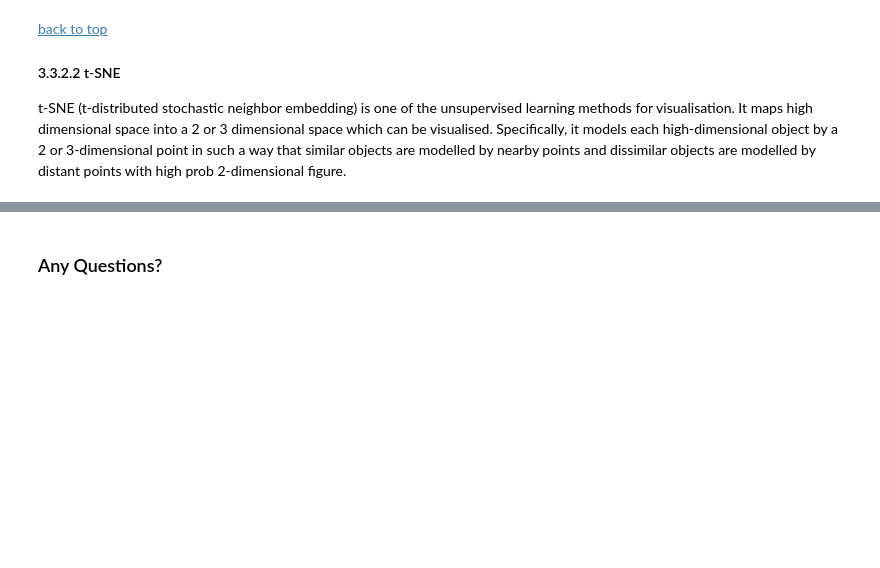
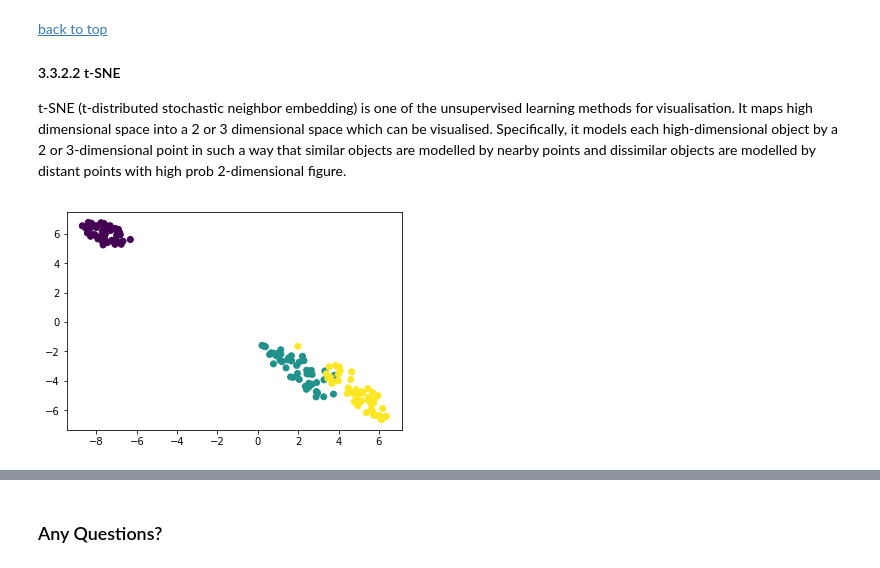
Before and after one commit to carharDBG/course_intro_to_ml, a Jupyter notebook: notebooks/3_unsupervised_learning.ipynb, the cells around one changed output, grey strips where cells are left out. Saved outputs shown, nothing was run; the diff lists cells and outputs as text; code cells hidden in the pictures; blank space fills up the shorter version.

```diff
--- a/notebooks/3_unsupervised_learning.ipynb
+++ b/notebooks/3_unsupervised_learning.ipynb
@@ -357,23 +385,25 @@ t-SNE (t-distributed stochastic neighbor embedding) is one of the unsupervised l
 # %%
 # Importing Python Modules
 from sklearn import datasets
 from sklearn.manifold import TSNE
 import matplotlib.pyplot as plt
 %matplotlib inline
 
 # Loading dataset
 iris_df = datasets.load_iris()
 
 # Defining Model
-model = TSNE(learning_rate=100)
+model = TSNE(learning_rate=10, perplexity=50, n_components=2)
 
 # Fitting Model
 transformed = model.fit_transform(iris_df.data)
 
 # Plotting 2d t-Sne
 x_axis = transformed[:, 0]
 y_axis = transformed[:, 1]
 
 plt.scatter(x_axis, y_axis, c=iris_df.target)
 plt.show()
+# %% [output]
+[figure, added]
 # %%
```
Also changed, not shown: parts of 10 cells of this notebook.
